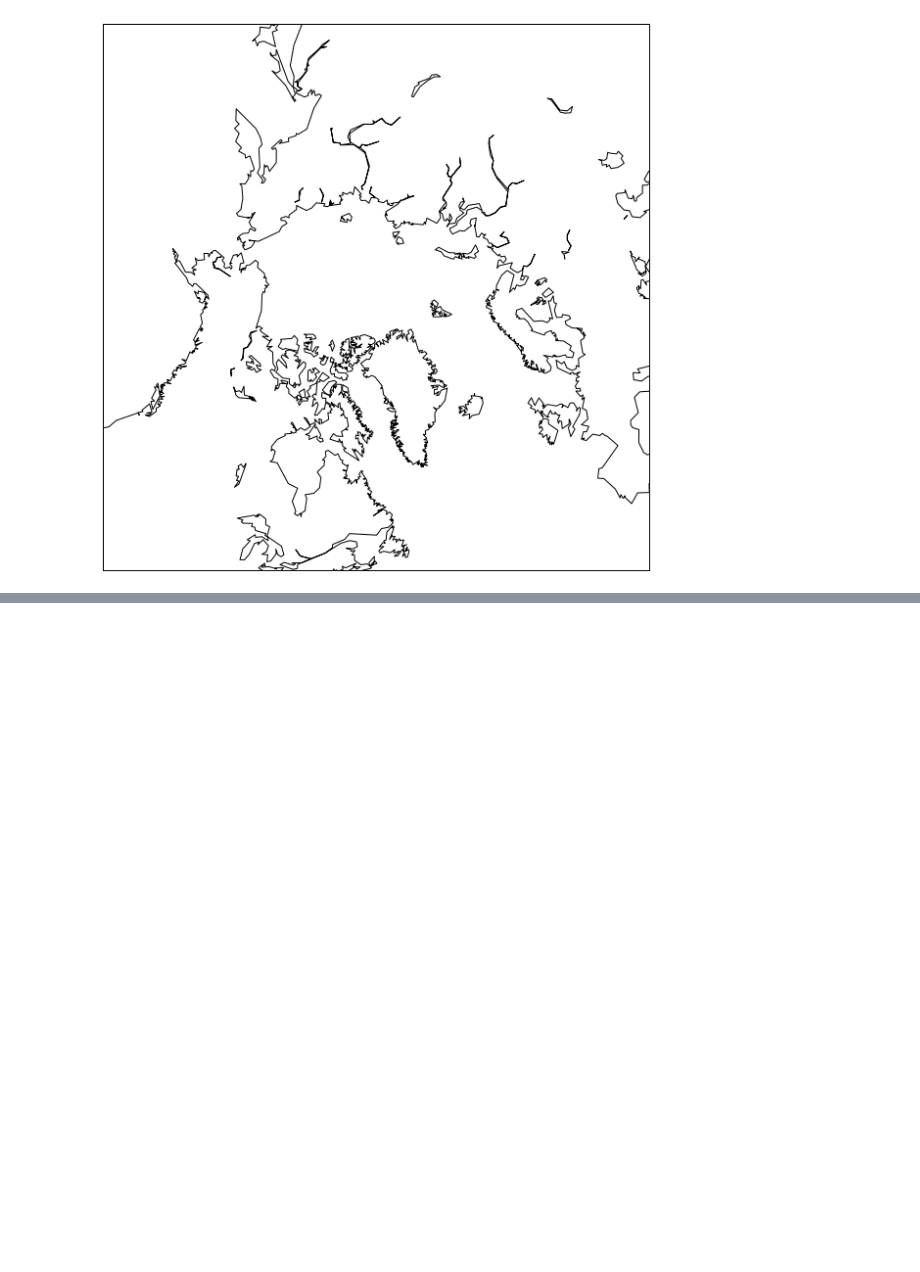
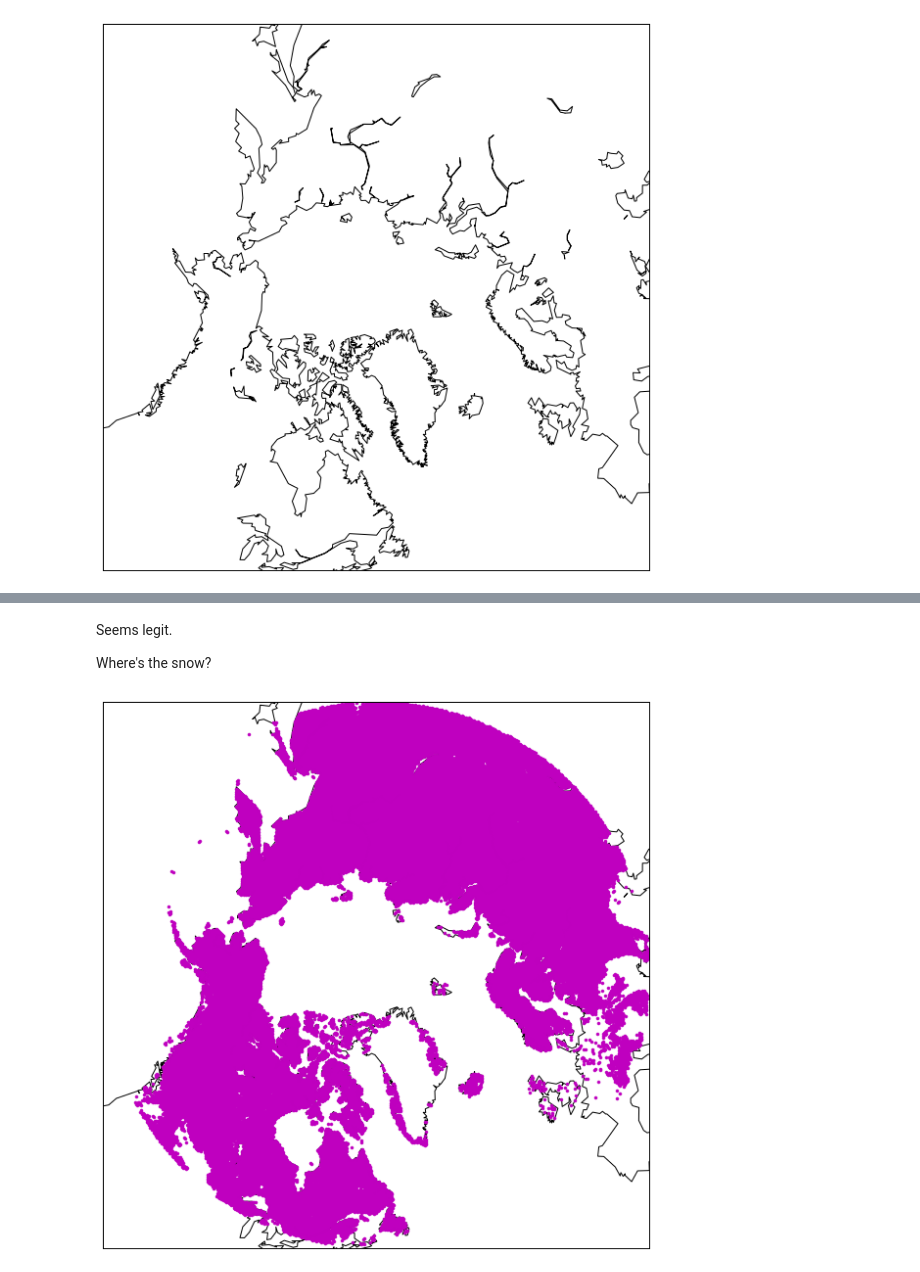
Before and after one commit to p-madden/sea-2016-tutorial, a Jupyter notebook: module-2.ipynb, the cells around one changed output, grey strips where cells are left out. Drawn from its saved outputs; the diff is of its cells as text; code cells hidden in the pictures; blank space fills up the shorter version.

```diff
--- a/module-2.ipynb
+++ b/module-2.ipynb
@@ -303,0 +348,26 @@ plt.show()
+# %% [markdown]
+Seems legit.
+
+Where's the snow?
+# %%
+%matplotlib inline
+plt.figure(figsize=(10, 10))
+map = Basemap(projection='npstere', boundinglat=45, lon_0=300)
+map.drawcoastlines()
+latitude = np.array(latitude)
+longitude = np.array(longitude)
+lats = []
+lons = []
+for row in range(0, latitude.shape[0]):
+    for col in range(0, latitude.shape[1]):
+        lat = latitude[row][col]
+        lon = longitude[row][col]
+        cover = msce[row][col]
+        if lat >= 45 and cover in range(10, 17):
+            lats.append(lat)
+            lons.append(lon)
+x, y = map(lons, lats)
+map.plot(x, y, 'm.')
+plt.draw()
+# %% [output]
+[figure, added]
```
Also changed, not shown: parts of 16 cells of this notebook.
